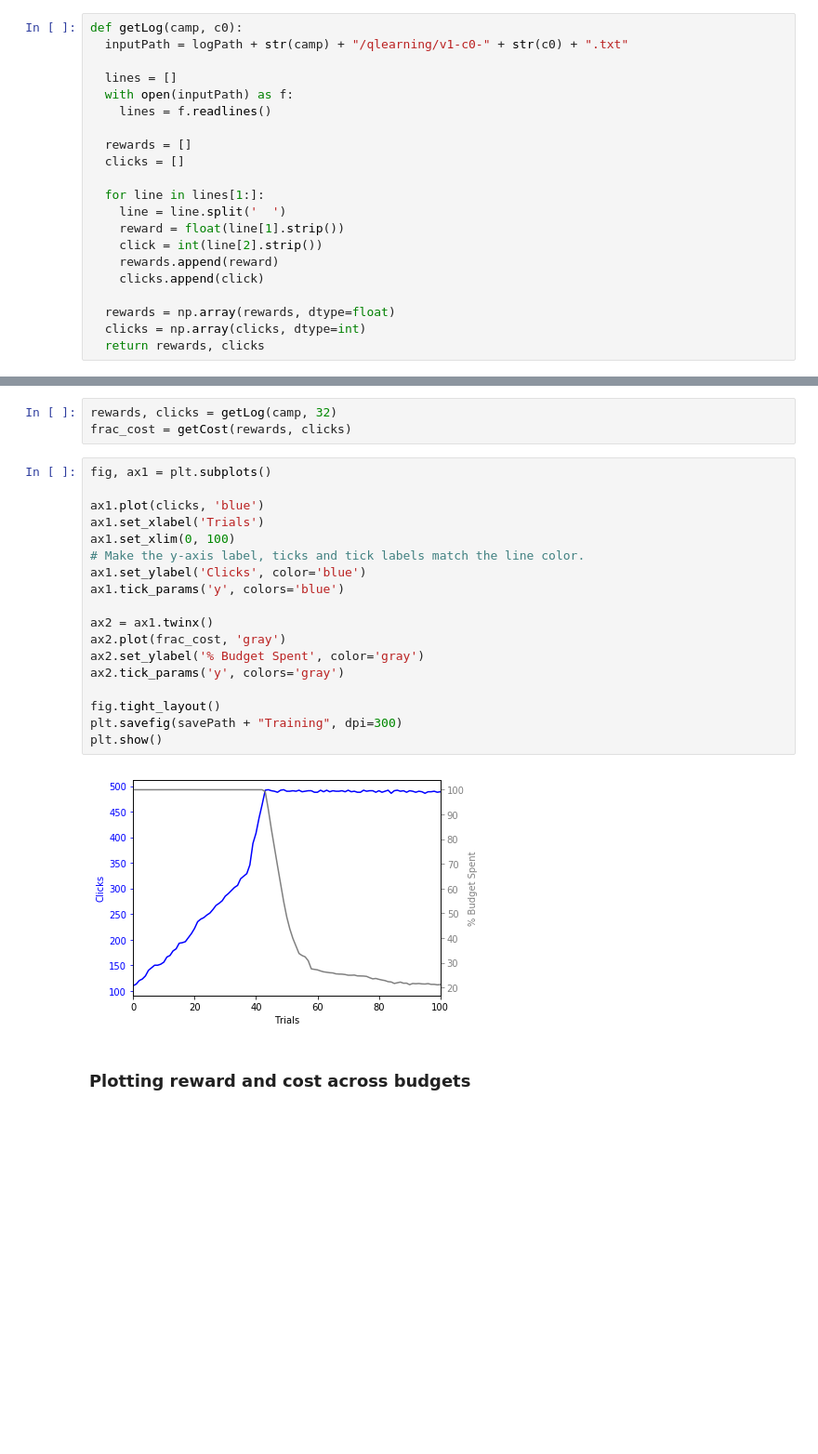
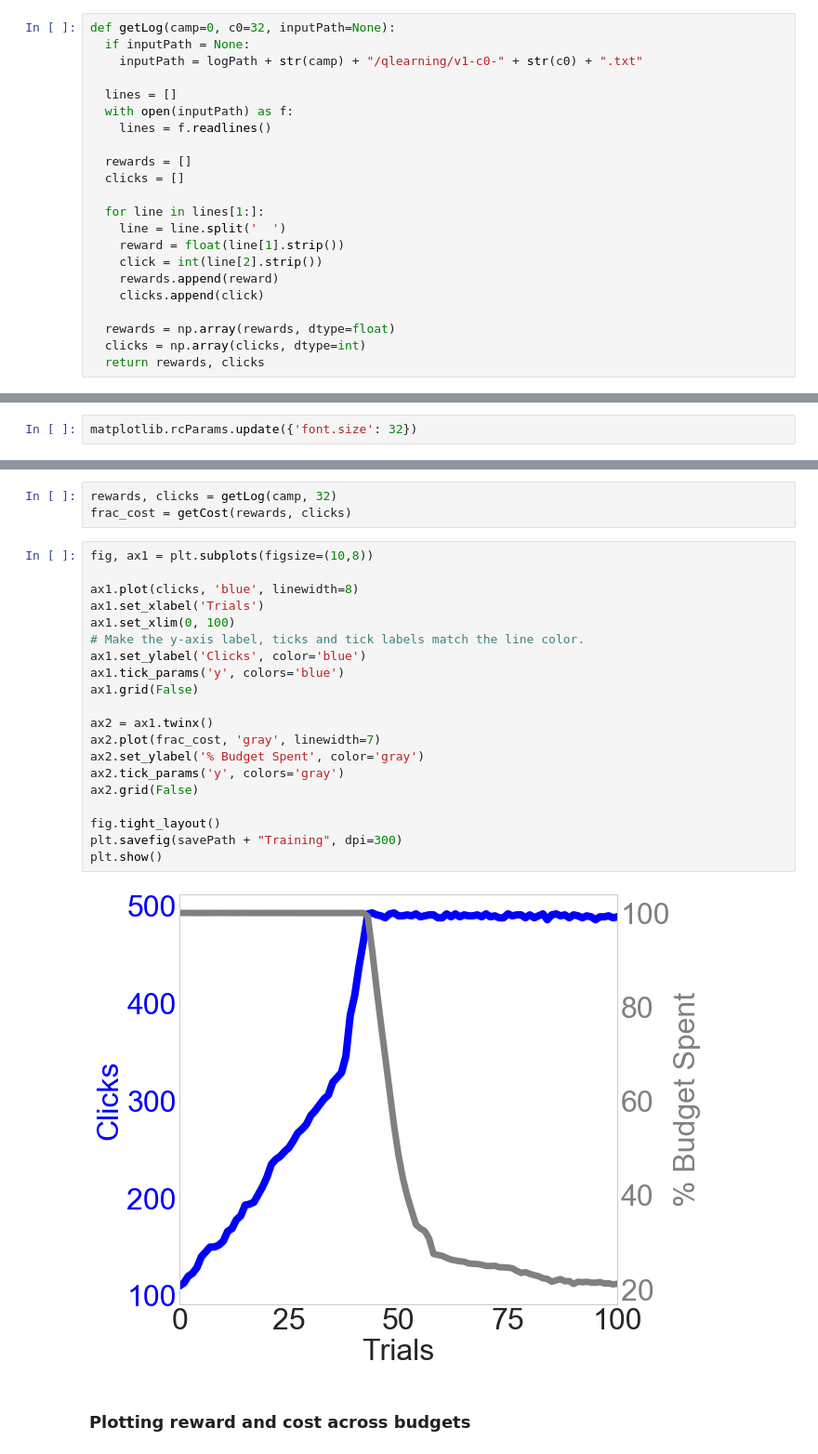
Before and after one commit to jusyc/mdp-bidding, a Jupyter notebook: python/plot.ipynb, the cells around one changed output, grey strips where cells are left out. Shown at 93% size. Drawn from its saved outputs; the diff is of its cells as text; blank space fills up the shorter version.

```diff
--- a/python/plot.ipynb
+++ b/python/plot.ipynb
@@ -5,6 +7,7 @@ import numpy as np
 # %%
-def getLog(camp, c0):
-  inputPath = logPath + str(camp) + "/qlearning/v1-c0-" + str(c0) + ".txt"
+def getLog(camp=0, c0=32, inputPath=None):
+  if inputPath = None:
+    inputPath = logPath + str(camp) + "/qlearning/v1-c0-" + str(c0) + ".txt"
 
   lines = []
   with open(inputPath) as f:
@@ -31,31 +36,35 @@ def getCost(rewards, clicks, scaling=100):
 camp = campaigns[0]
 # %%
 savePath = plotPath + camp + "/"
+# %%
+matplotlib.rcParams.update({'font.size': 32})
 # %% [markdown]
 ### Plotting training time for c0=1/32
 # %%
 rewards, clicks = getLog(camp, 32)
 frac_cost = getCost(rewards, clicks)
 # %%
-fig, ax1 = plt.subplots()
+fig, ax1 = plt.subplots(figsize=(10,8))
 
-ax1.plot(clicks, 'blue')
+ax1.plot(clicks, 'blue', linewidth=8)
 ax1.set_xlabel('Trials')
 ax1.set_xlim(0, 100)
 # Make the y-axis label, ticks and tick labels match the line color.
 ax1.set_ylabel('Clicks', color='blue')
 ax1.tick_params('y', colors='blue')
+ax1.grid(False)
 
 ax2 = ax1.twinx()
-ax2.plot(frac_cost, 'gray')
+ax2.plot(frac_cost, 'gray', linewidth=7)
 ax2.set_ylabel('% Budget Spent', color='gray')
 ax2.tick_params('y', colors='gray')
+ax2.grid(False)
 
 fig.tight_layout()
 plt.savefig(savePath + "Training", dpi=300)
 plt.show()
 # %% [output]
-[figure, old version]
+[figure, new version]
 # %% [markdown]
 ### Plotting reward and cost across budgets
 # %%
```
Also changed, not shown: parts of 10 cells of this notebook, 9 other files.
